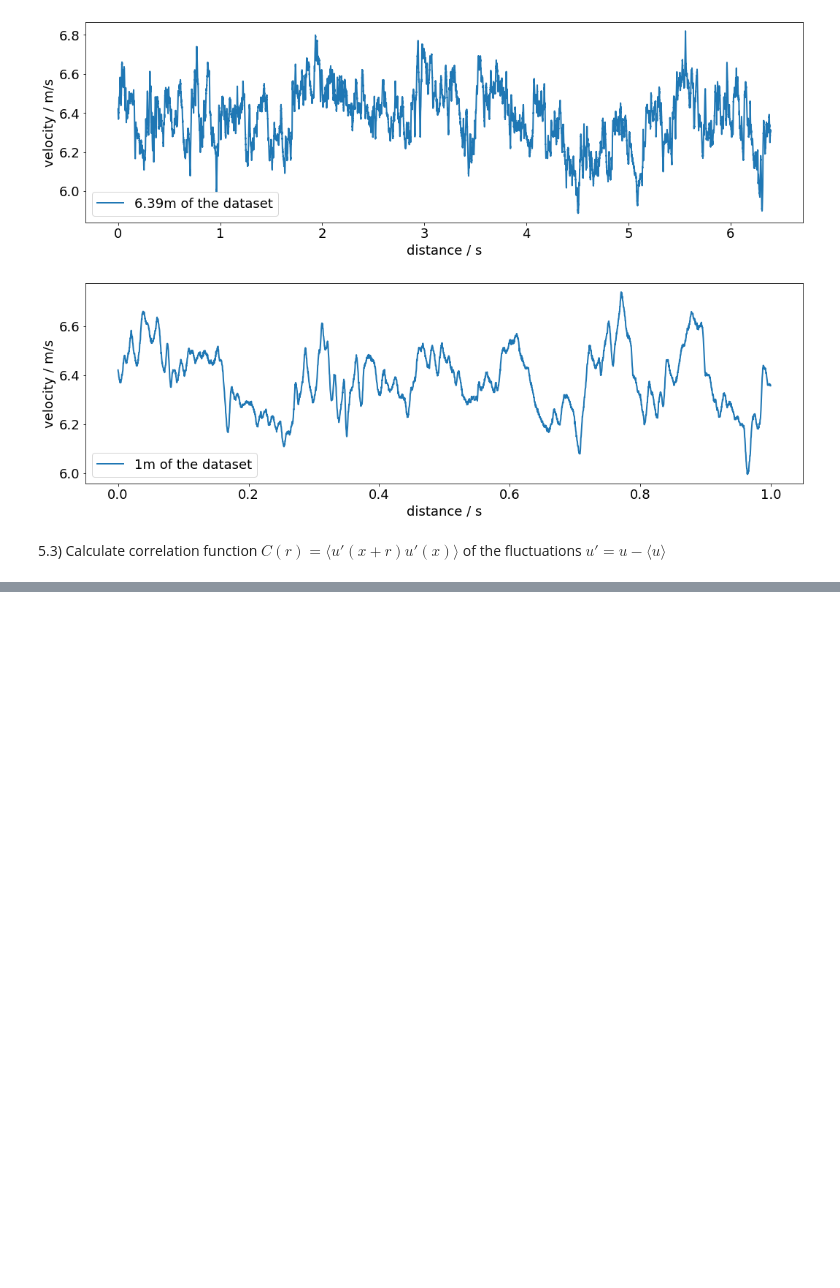
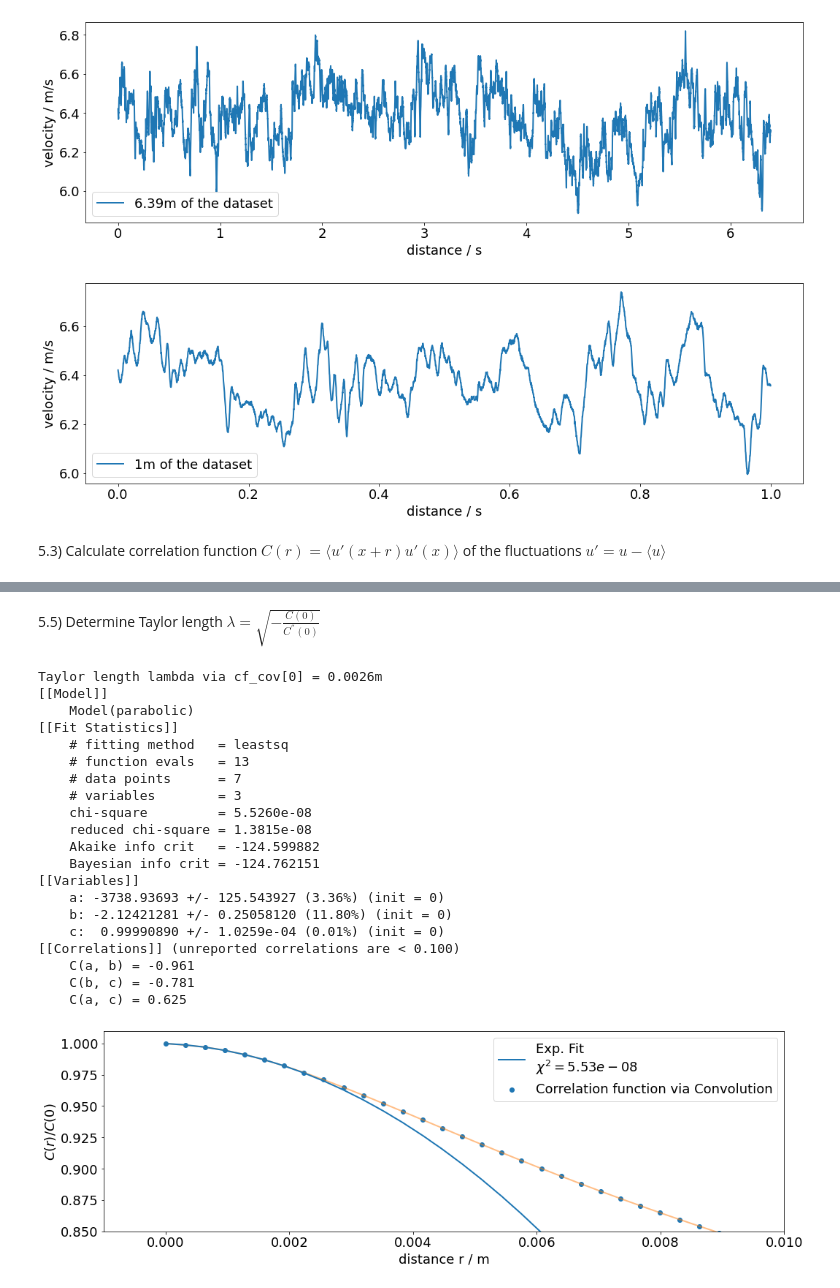
Before and after one commit to T1mors/Fluiddynamik, a Jupyter notebook: Turbulence Analysis.ipynb, the cells around one changed output, grey strips where cells are left out. Saved outputs shown, nothing was run; the diff lists cells and outputs as text; code cells hidden in the pictures; blank space fills up the shorter version.

```diff
--- a/Turbulence Analysis.ipynb
+++ b/Turbulence Analysis.ipynb
@@ -113,0 +210,55 @@ x = pd.plotting.autocorrelation_plot(data[:f_s])
+# %% [markdown]
+5.5) Determine Taylor length $\lambda = \sqrt{-\frac{C(0)}{C^{''}(0)}}$
+# %%
+fig, ax = plt.subplots(figsize=(15,5), tight_layout=True)
+
+# Taylor length scale via polynomial fit
+# begin, end of fit in m
+dpoints = 50
+idx_b, idx_e = 0, 7
+
+xdat = spatial[idx_b:idx_e]
+ydat = cf_cov[idx_b:idx_e]
+
+mod = lmfit.models.QuadraticModel()
+result = mod.fit(ydat, x=xdat)
+C_curvature = result.values['a']
+# print(f'Taylor length lambda via cf_cov[0]= 1 normed = {np.sqrt(-cf_cov[0]/C_curvature):.4f}m')
+print(f'Taylor length lambda via cf_cov[0] = {np.sqrt(-cf_cov_0/C_curvature):.4f}m')
+
+
+
+ax.plot(spatial[:dpoints], result.eval(result.params, x=spatial[:dpoints]), label=f'Exp. Fit\n$\chi^2={{{result.chisqr:.2e}}}$')
+ax.scatter(spatial[:dpoints], cf_cov[:dpoints], label='Correlation function via Convolution', zorder=1)
+ax.plot(spatial[:dpoints], cf_cov[:dpoints], alpha=0.5, zorder=1)
+
+ax.set_xlim((-0.001,0.01))
+ax.set_ylim((0.85,1.01))
+ax.set_xlabel('distance r / m')
+ax.set_ylabel('$C(r)/C(0)$')
+ax.legend()
+fig.savefig('Abb/Correlation_Taylor_length.png')
+
+print(result.fit_report())
+# %% [output]
+Taylor length lambda via cf_cov[0] = 0.0026m
+[[Model]]
+    Model(parabolic)
+[[Fit Statistics]]
+    # fitting method   = leastsq
+    # function evals   = 13
+    # data points      = 7
+    # variables        = 3
+    chi-square         = 5.5260e-08
+    reduced chi-square = 1.3815e-08
+    Akaike info crit   = -124.599882
+    Bayesian info crit = -124.762151
+[[Variables]]
+    a: -3738.93693 +/- 125.543927 (3.36%) (init = 0)
+    b: -2.12421281 +/- 0.25058120 (11.80%) (init = 0)
+    c:  0.99990890 +/- 1.0259e-04 (0.01%) (init = 0)
+[[Correlations]] (unreported correlations are < 0.100)
+    C(a, b) = -0.961
+    C(b, c) = -0.781
+    C(a, c) = 0.625
+[figure, added]
```
Also changed, not shown: parts of 24 cells of this notebook, 11 other files.
